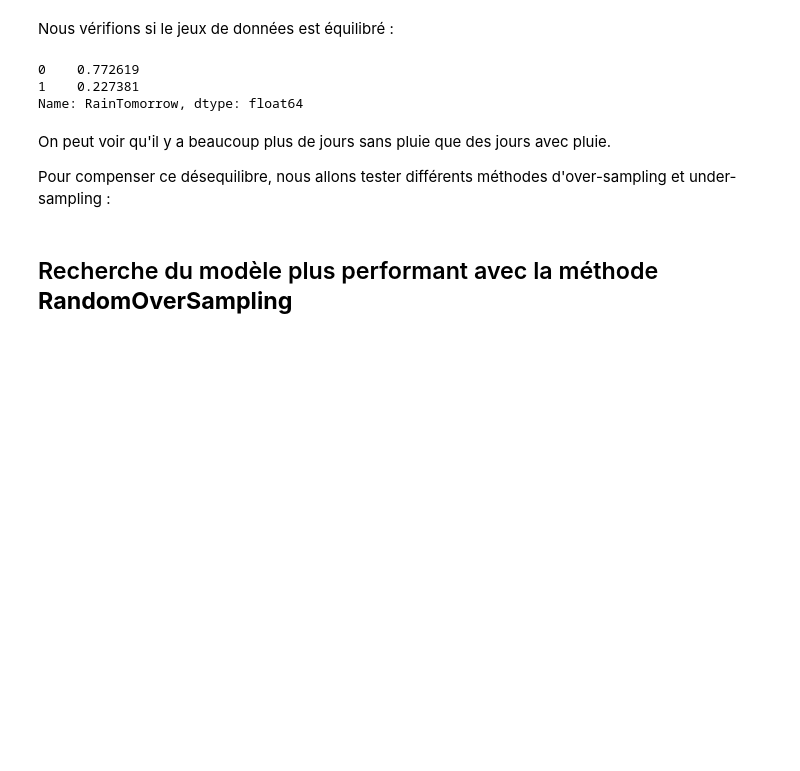
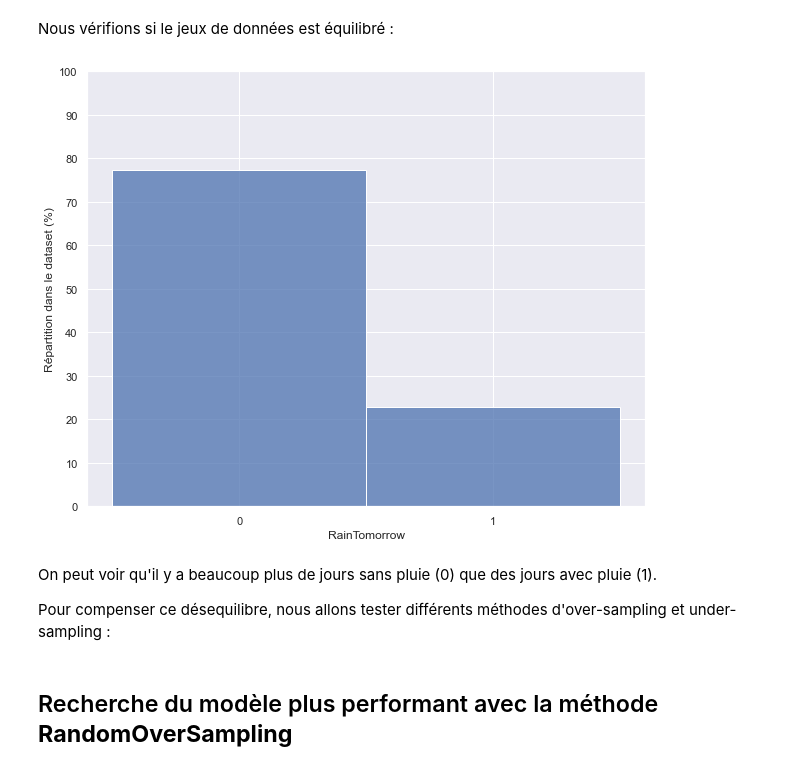
Before and after one commit to NicolasMarquette/rain-forecast-analyse, a Jupyter notebook: rain_project.ipynb, the cells around one changed output. Saved outputs shown, nothing was run; the diff lists cells and outputs as text; code cells hidden in the pictures; blank space fills up the shorter version.

```diff
--- a/rain_project.ipynb
+++ b/rain_project.ipynb
@@ -244,14 +276,25 @@ params_for_models = [
 ]
 # %% [markdown]
 Nous vérifions si le jeux de données est équilibré :
-# %%
-y.value_counts(normalize=True)
-# %% [output]
-0    0.772619
-1    0.227381
-Name: RainTomorrow, dtype: float64
+# %%
+rain = pd.DataFrame(y)
+# %%
+plt.figure(figsize=(10,8))
+b = sns.histplot(
+    rain.RainTomorrow,
+    stat="percent",
+    discrete=True
+)
+b.set_xticks([0,1])
+b.set_yticks(np.arange(0,101, 10))
+b.set_ylim(0,100)
+b.set_xlabel("RainTomorrow")
+b.set_ylabel("Répartition dans le dataset (%)")
+b.xaxis.grid(True);
+# %% [output]
+[figure, added]
 # %% [markdown]
-On peut voir qu'il y a beaucoup plus de jours sans pluie que des jours avec pluie.
+On peut voir qu'il y a beaucoup plus de jours sans pluie (0) que des jours avec pluie (1).
 
 Pour compenser ce désequilibre, nous allons tester différents méthodes d'over-sampling et under-sampling :
 # %%
```
Also changed, not shown: parts of 28 cells of this notebook.
